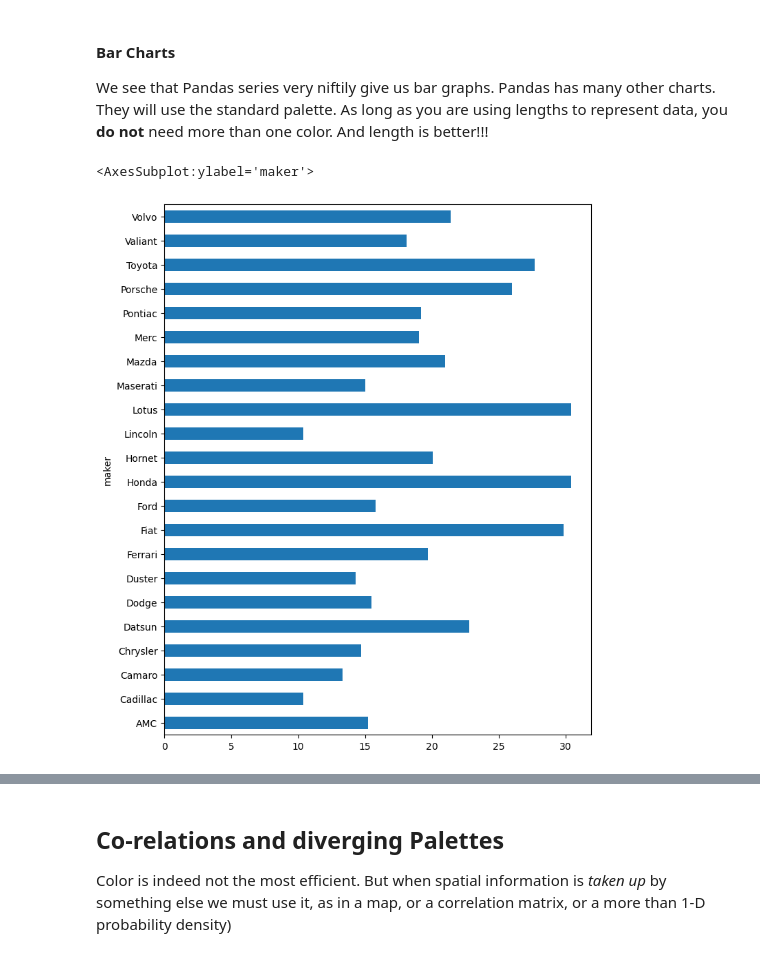
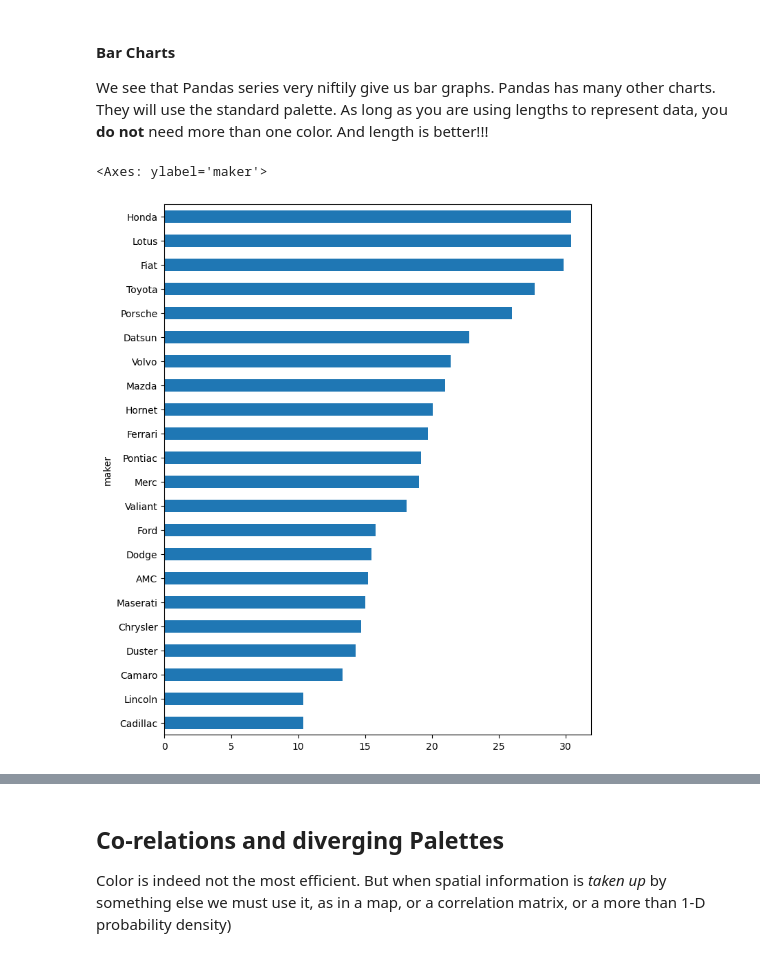
Before and after one commit to woojin-lee713/VizFun, a Jupyter notebook: some_things_about_visualization_full.ipynb, the cells around one changed output, grey strips where cells are left out. Saved outputs shown, nothing was run; the diff lists cells and outputs as text; code cells hidden in the pictures.

````diff
--- a/some_things_about_visualization_full.ipynb
+++ b/some_things_about_visualization_full.ipynb
@@ -66,7 +65,7 @@ Source
 Henderson and Velleman (1981), Building multiple regression models interactively. Biometrics, 37, 391–411.
 ```
 # %%
-dfcars=pd.read_csv("data/mtcars-edited.csv")
+dfcars=pd.read_csv("https://bit.ly/43WImmi")
 dfcars.head()
 # %% [output]
 |  | name | mpg | cyl | disp | hp | drat | wt | qsec | vs | am | gear | ... |
@@ -147,10 +160,11 @@ How should you choose colors?
 We see that Pandas series very niftily give us bar graphs. Pandas has many other charts. They will use the standard palette. As long as you are using lengths to represent data, you **do not** need more than one color. And length is better!!!
 # %%
 plt.figure(figsize=(8, 10))
-av_mpg.plot(kind="barh")
+# select avg(mpg) as ampg from dfcars order by ampg;
+av_mpg.sort_values().plot(kind="barh")
 # %% [output]
-<AxesSubplot:ylabel='maker'>
+<Axes: ylabel='maker'>
-[figure, old version]
+[figure, new version]
 # %% [markdown]
 Here we are clearly using length to encode the numerical values, all in one color. What models of visual expression are most efficient?
 
````
Also changed, not shown: parts of 16 cells of this notebook, 3 other files.
